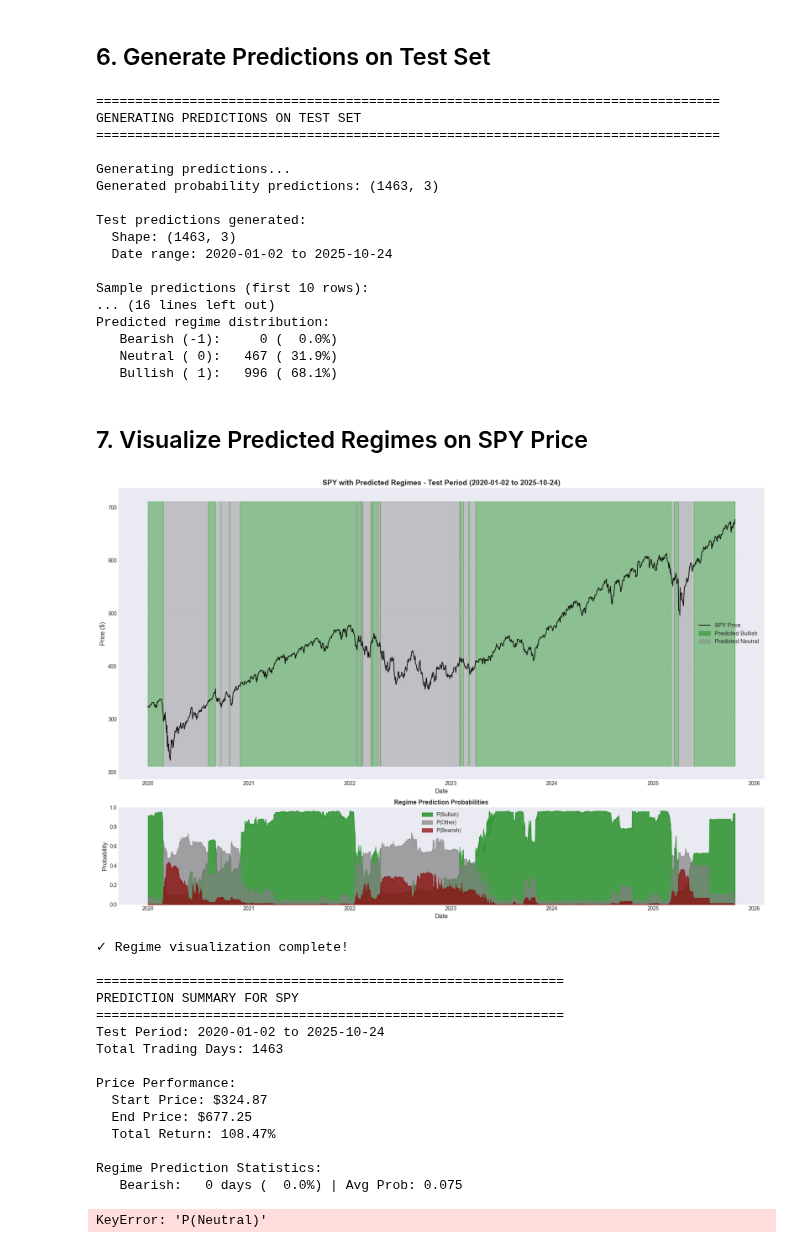
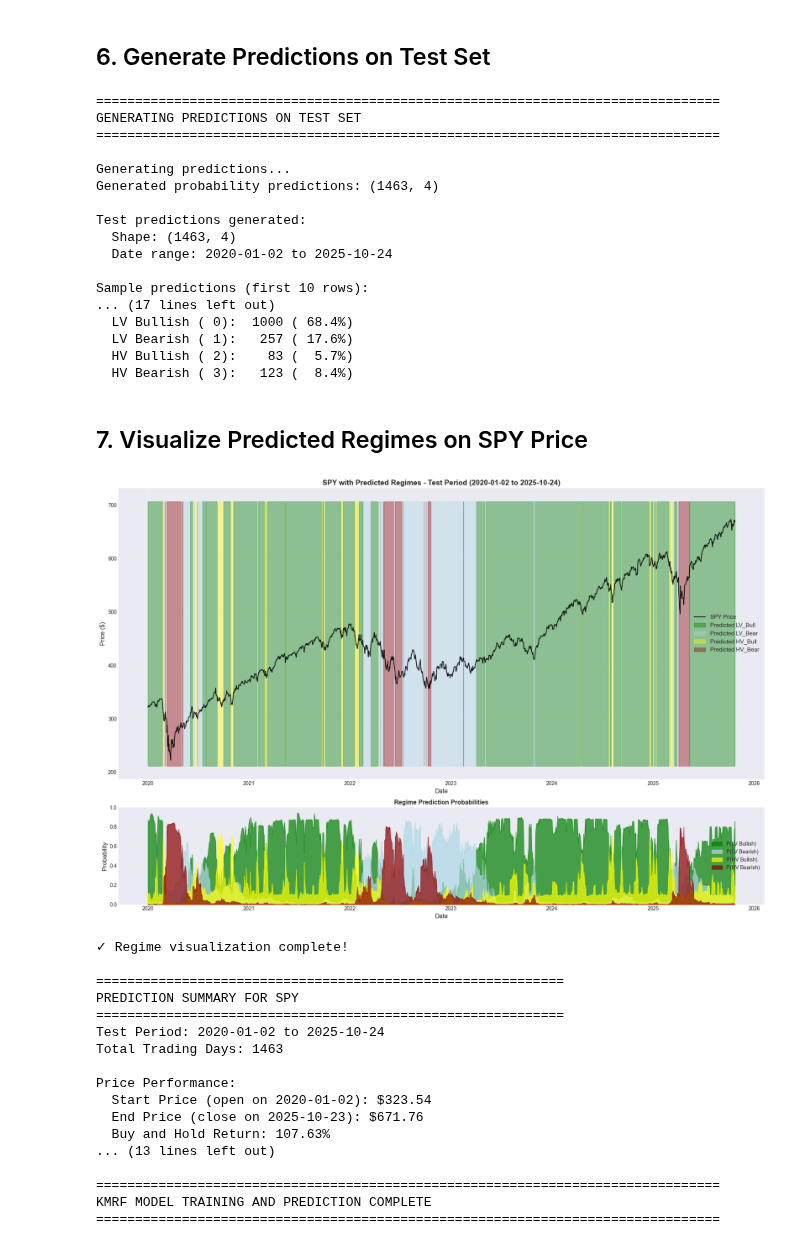
Before and after one commit to jessego20/FE800_project_code, a Jupyter notebook: test_kmrf.ipynb, the cells around one changed output. Cells and saved outputs as stored; diff of their text form; code cells hidden in the pictures.

```diff
--- a/test_kmrf.ipynb
+++ b/test_kmrf.ipynb
@@ -40,14 +17,15 @@ import kmrf as kmrf
+# %%
+# Define asset to analyze
+asset_name = 'SPDR S&P 500 ETF'  # SPY
+asset_class = 'us_equity'
+# asset_name = 'Gold Futures'
+# asset_class = 'commodity'
+
+classification_type = 'original'  # 'original' or 'adapted'
+boruta_feature_selection = True  # Whether to use Boruta feature selection
 # %% [markdown]
 ## 1. Initialize KMRF Model for Specific Asset
 # %%
-# Define asset to analyze
-asset_name = 'SPDR S&P 500 ETF'  # SPY
-asset_class = 'us_equity'
-classification_type = 'adapted'  # 'original' or 'adapted'
-
-# asset_name = 'Gold Futures'
-# asset_class = 'commodity'
-
 # Initialize KMRF for this specific asset
 kmrf_model = kmrf.KMRF(
     asset_name=asset_name,
@@ -243,7 +207,7 @@ if classification_type == 'original':
 else: # adapted
     regime_names = {
         -1: 'Bearish',
-         0: 'Neutral',
+         0: 'Other',
          1: 'Bullish'
     }
 print(f"\nPredicted regime distribution:")
@@ -257,23 +221,23 @@ GENERATING PREDICTIONS ON TEST SET
 ================================================================================
 
 Generating predictions...
-Generated probability predictions: (1463, 3)
+Generated probability predictions: (1463, 4)
 
 Test predictions generated:
-  Shape: (1463, 3)
+  Shape: (1463, 4)
   Date range: 2020-01-02 to 2025-10-24
 
 Sample predictions (first 10 rows):
-... (16 lines left out)
-Predicted regime distribution:
-   Bearish (-1):     0 (  0.0%)
-   Neutral ( 0):   467 ( 31.9%)
-   Bullish ( 1):   996 ( 68.1%)
+... (17 lines left out)
+  LV Bullish ( 0):  1000 ( 68.4%)
+  LV Bearish ( 1):   257 ( 17.6%)
+  HV Bullish ( 2):    83 (  5.7%)
+  HV Bearish ( 3):   123 (  8.4%)
 # %% [markdown]
 ## 7. Visualize Predicted Regimes on SPY Price
 # %%
 # Get full price data and filter for test period
-spy_price_full = kmrf_model.features['close']
+spy_price_full = kmrf_model.features[['open', 'close_lag1d']]
 spy_price_test = spy_price_full.loc[test_predictions.index]
 
 if spy_price_test is not None:
@@ -282,7 +246,7 @@ if spy_price_test is not None:
 
     # === Price Plot with Regime Overlays ===
     # Plot SPY price
-    ax1.plot(spy_price_test.index, spy_price_test, color='black', linewidth=1.5,
+    ax1.plot(spy_price_test.index, spy_price_test['close_lag1d'], color='black', linewidth=1.5,
              alpha=0.9, label='SPY Price', zorder=3)
 
     # Define colors and labels for regimes based on classification type
@@ -291,7 +255,7 @@ if spy_price_test is not None:
         labels_dict = {0: 'LV_Bull', 1: 'LV_Bear', 2: 'HV_Bull', 3: 'HV_Bear'}
     else:
         colors = {1: 'green', 0: 'grey', -1: 'darkred'}
-        labels_dict = {1: 'Bullish', 0: 'Neutral', -1: 'Bearish'}
+        labels_dict = {1: 'Bullish', 0: 'Other', -1: 'Bearish'}
 
 
     # Shade regime periods
@@ -300,8 +264,8 @@ if spy_price_test is not None:
         if mask.any():
             ax1.fill_between(
                 spy_price_test.index,
-                spy_price_test.min() * 0.95,
-                spy_price_test.max() * 1.05,
+                spy_price_test['close_lag1d'].min() * 0.95,
+                spy_price_test['close_lag1d'].max() * 1.05,
                 where=mask,
                 alpha=0.4,
                 color=colors[regime],
@@ -358,40 +322,40 @@ if spy_price_test is not None:
     print(f"Total Trading Days: {len(test_predictions)}")
 
     # Price performance during test period
-    price_start = spy_price_test.iloc[0]
-    price_end = spy_price_test.iloc[-1]
+    price_start = spy_price_test['open'].iloc[0]
+    price_end = spy_price_test['close_lag1d'].iloc[-1]
     total_return = (price_end - price_start) / price_start * 100
 
     print(f"\nPrice Performance:")
-    print(f"  Start Price: ${price_start:.2f}")
-    print(f"  End Price: ${price_end:.2f}")
-    print(f"  Total Return: {total_return:.2f}%")
+    print(f"  Start Price (open on {spy_price_test.index[0].date()}): ${price_start:.2f}")
+    print(f"  End Price (close on {spy_price_test.index[-2].date()}): ${price_end:.2f}")
+    print(f"  Buy and Hold Return: {total_return:.2f}%")
 
     # Regime statistics
     print(f"\nRegime Prediction Statistics:")
     for regime, name in regime_names.items():
         count = (predicted_regimes_series == regime).sum()
         pct = (count / len(predicted_regimes_series)) * 100
         avg_prob = test_predictions['P(' + labels_dict[regime] + ')'].mean()
         print(f"  {name:>8}: {count:>3} days ({pct:>5.1f}%) | Avg Prob: {avg_prob:.3f}")
 
     # High confidence predictions
     high_confidence = test_predictions.max(axis=1) > 0.7
     print(f"\nHigh Confidence Predictions (>70%): {high_confidence.sum()} days ({high_confidence.mean()*100:.1f}%)")
 
     print(f"\nNote: According to the contrarian strategy:")
     print(f"  - High P(Bullish) → SHORT signal (overbought)")
     print(f"  - High P(Bearish) → LONG signal (oversold)")
     print(f"  - High P(Other) → CLOSE position")
 
 else:
     print("Error: Could not find SPY price data for visualization")
 
 print("\n" + "="*80)
 print("KMRF MODEL TRAINING AND PREDICTION COMPLETE")
 print("="*80)
 # %% [output]
-[figure, old version]
+[figure, new version]
 ✓ Regime visualization complete!
 
 ============================================================
@@ -401,10 +365,11 @@ Test Period: 2020-01-02 to 2025-10-24
 Total Trading Days: 1463
 
 Price Performance:
-  Start Price: $324.87
-  End Price: $677.25
-  Total Return: 108.47%
+  Start Price (open on 2020-01-02): $323.54
+  End Price (close on 2025-10-23): $671.76
+  Buy and Hold Return: 107.63%
+... (13 lines left out)
 
-Regime Prediction Statistics:
-   Bearish:   0 days (  0.0%) | Avg Prob: 0.075
+================================================================================
+KMRF MODEL TRAINING AND PREDICTION COMPLETE
+================================================================================
-KeyError: 'P(Neutral)'
```
Also changed, not shown: parts of 13 cells of this notebook, 13 other files.
